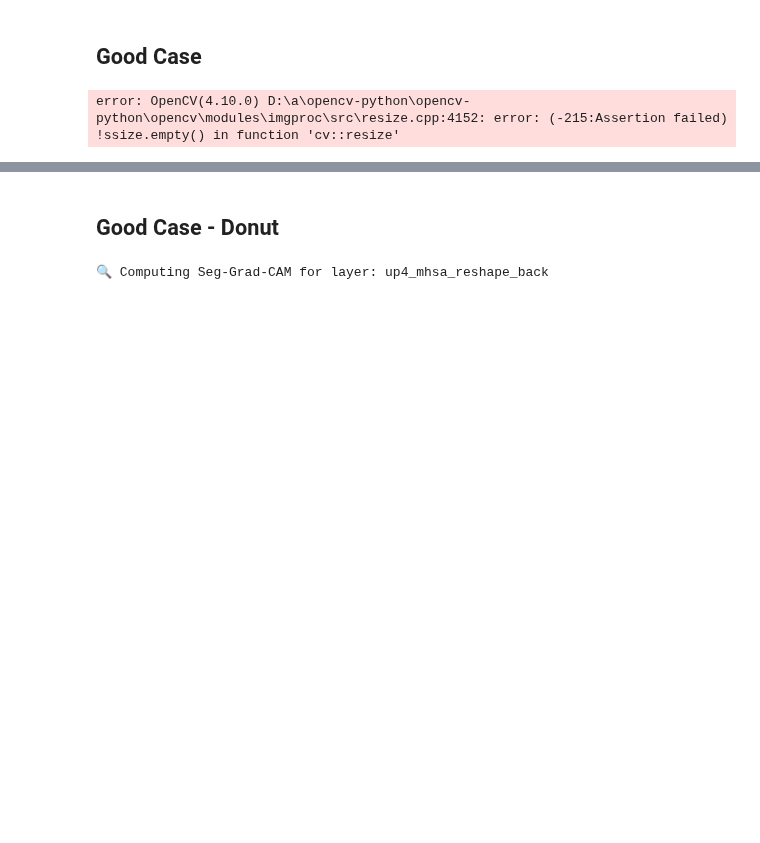
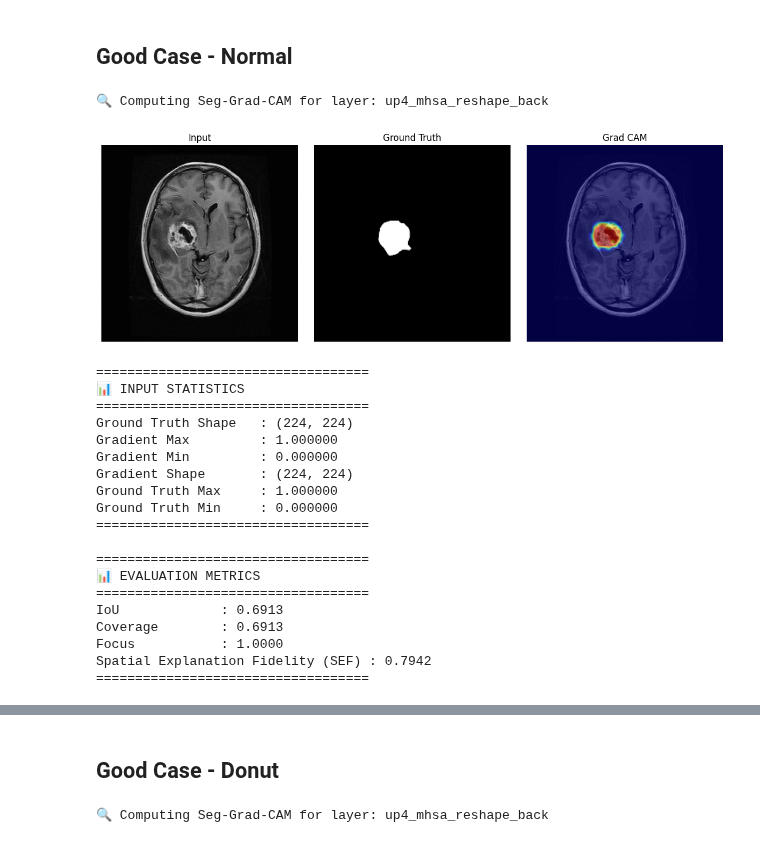
Before and after one commit to obaid001/XAI_Brain_Tumor_Classification_and_Segmentation, a Jupyter notebook: metrics_demo.ipynb, the cells around one changed output, grey strips where cells are left out. Cells and saved outputs as stored; diff of their text form; code cells hidden in the pictures; blank space fills up the shorter version.

Commit message:
added image augmentation to generate donut tumor

```diff
--- a/metrics_demo.ipynb
+++ b/metrics_demo.ipynb
@@ -276,8 +276,8 @@ def get_metrics(grads: list, gt_mask: np.ndarray):
 
     grad = grads[-1]
     grad = grad/grad.max()
-    grad = grad>0.5
-    grad = grad.astype(np.float32)
+    grad_binary = grad>0.5
+    grad_binary = grad_binary.astype(np.float32)
 
     gt = gt_mask>0.5
     gt = gt.astype(np.float32)
@@ -300,25 +300,12 @@ def get_metrics(grads: list, gt_mask: np.ndarray):
 
     print("=" * 35)
 
-    # fig, axes = plt.subplots(1, 2, figsize=(8, 5))
-
-    # axes[0].imshow(gt, cmap='gray')
-    # axes[0].set_title('Ground Truth')
-    # axes[0].axis('off')
-
-    # axes[1].imshow(grad, cmap='gray')
-    # axes[1].set_title('Gradient')
-    # axes[1].axis('off')
-
-    # plt.tight_layout()
-    # plt.show()
-
     epsilon = np.finfo(np.float32).eps
-    intersection = np.logical_and(grad == 1, gt == 1).sum()
-    union = np.logical_or(grad == 1, gt == 1).sum()
+    intersection = np.logical_and(grad_binary == 1, gt == 1).sum()
+    union = np.logical_or(grad_binary == 1, gt == 1).sum()
     IoU = intersection / (union + epsilon)
 
-    intersection = np.logical_and(grad == 1, gt == 1).sum()
+    intersection = np.logical_and(grad_binary == 1, gt == 1).sum()
     gt_area = (gt == 1).sum()
     Coverage = intersection / (gt_area + epsilon)
 
@@ -354,10 +341,10 @@ def get_metrics(grads: list, gt_mask: np.ndarray):
 
     return IoU, Coverage, Focus, FinalScore
 # %% [markdown]
-## Good Case
+## Good Case - Normal
 # %%
-img = cv2.imread(r"enh_1843.png", 0)
-gt_mask = cv2.imread(r"enh_1843_mask.png", 0)
+img = cv2.imread(r"demo/enh_1843.png", 0)
+gt_mask = cv2.imread(r"demo/enh_1843_mask.png", 0)
 
 img = cv2.resize(img, (img_size, img_size))
 img = np.expand_dims(img, -1)
@@ -368,31 +355,51 @@ gt_mask = np.expand_dims(gt_mask, -1)
 gt_mask = gt_mask/gt_mask.max()
 
 gt_cls = 0
 
 im = img*255
 im = im.astype(np.uint8)
 im = cv2.cvtColor(im, cv2.COLOR_GRAY2BGR)
 grads, overlayed = plot_gradcam(im, model)
 
 # predict(img, gt_mask, gt_cls)
 
 fig, axes = plt.subplots(1, 3, figsize=(12, 4))
 
 axes[0].imshow(img, cmap='gray')
 axes[0].set_title("Input")
 axes[0].axis("off")
 
 axes[1].imshow(gt_mask, cmap='gray')
 axes[1].set_title("Ground Truth")
 axes[1].axis("off")
 
 axes[2].imshow(overlayed)
 axes[2].set_title("Grad CAM")
 axes[2].axis("off")
 
 plt.tight_layout()
 plt.show()
 
 metric = get_metrics(grads, gt_mask)
 # %% [output]
-error: OpenCV(4.10.0) D:\a\opencv-python\opencv-python\opencv\modules\imgproc\src\resize.cpp:4152: error: (-215:Assertion failed) !ssize.empty() in function 'cv::resize'
+🔍 Computing Seg-Grad-CAM for layer: up4_mhsa_reshape_back
+[figure, added]
+===================================
+📊 INPUT STATISTICS
+===================================
+Ground Truth Shape   : (224, 224)
+Gradient Max         : 1.000000
+Gradient Min         : 0.000000
+Gradient Shape       : (224, 224)
+Ground Truth Max     : 1.000000
+Ground Truth Min     : 0.000000
+===================================
+
+===================================
+📊 EVALUATION METRICS
+===================================
+IoU             : 0.6913
+Coverage        : 0.6913
+Focus           : 1.0000
+Spatial Explanation Fidelity (SEF) : 0.7942
+===================================
```
Also changed, not shown: parts of 8 cells of this notebook, 2 other files.
